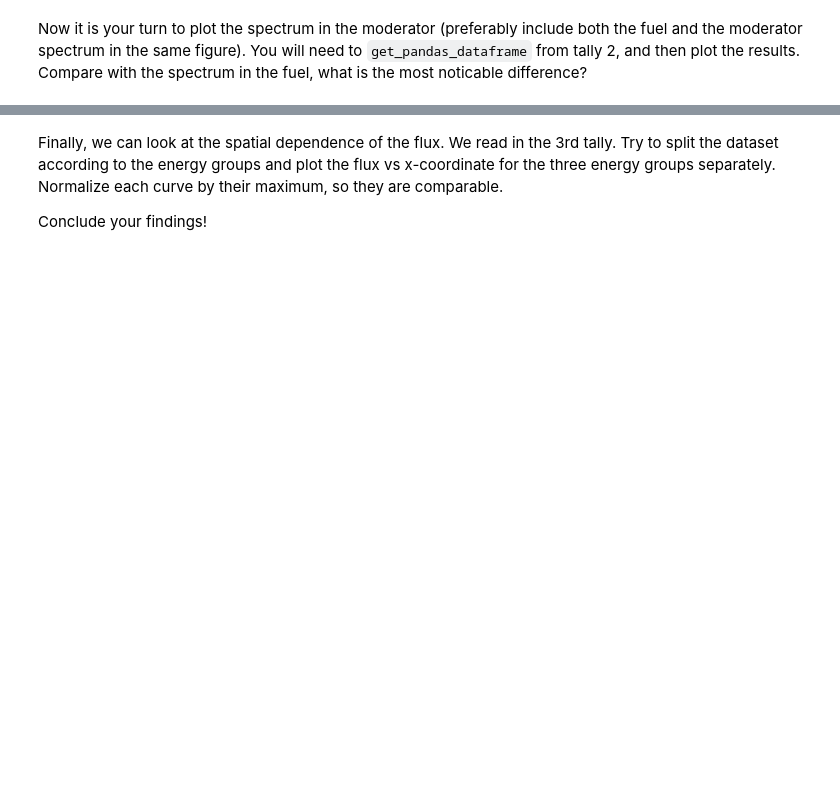
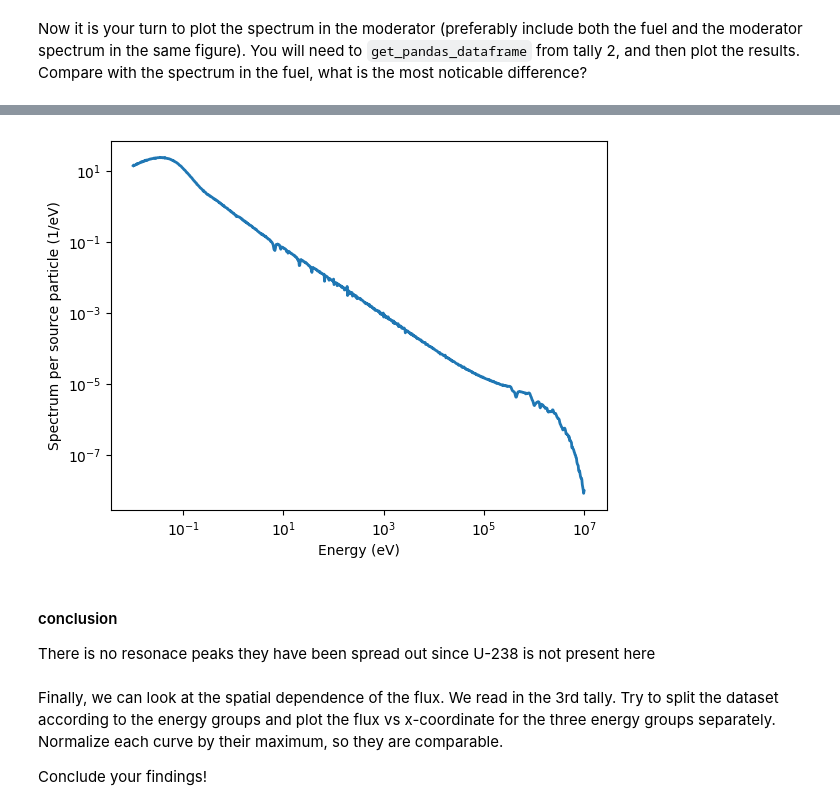
Before and after one commit to sewerininc/poetry_envs, a Jupyter notebook: reaktorfysik/RFP/Datalabs/Datalab06/6-openMCIntro.ipynb, the cells around one changed output, grey strips where cells are left out. Cells and saved outputs as stored; diff of their text form; code cells hidden in the pictures; blank space fills up the shorter version.

```diff
--- a/reaktorfysik/RFP/Datalabs/Datalab06/6-openMCIntro.ipynb
+++ b/reaktorfysik/RFP/Datalabs/Datalab06/6-openMCIntro.ipynb
@@ -394,0 +441,2 @@ Your conclusion comes here.
+# %%
+df2 = sp.tallies[2].get_pandas_dataframe()
@@ -395,3 +452,17 @@ Your conclusion comes here.
+# %%
+energy2=(df2['energy low [eV]']+df2['energy high [eV]'])/2
+deltaE2=(df2['energy high [eV]']-df2['energy low [eV]'])
+plt.figure()
+plt.loglog(energy2,df2['mean']/deltaE2,lw=2)
+
+plt.ylabel('Spectrum per source particle (1/eV)')
+plt.xlabel('Energy (eV)')
+plt.show()
+# %% [output]
+[figure, added]
+# %% [markdown]
+#### conclusion
+There is no resonace peaks they have been spread out since U-238 is not present here
 # %% [markdown]
 Finally, we can look at the spatial dependence of the flux. We read in the 3rd tally. Try to split the dataset according to the energy groups and plot the flux vs x-coordinate for the three energy groups separately. Normalize each curve by their maximum, so they are comparable.
 
```
Also changed, not shown: parts of 20 cells of this notebook, 7 other files.
